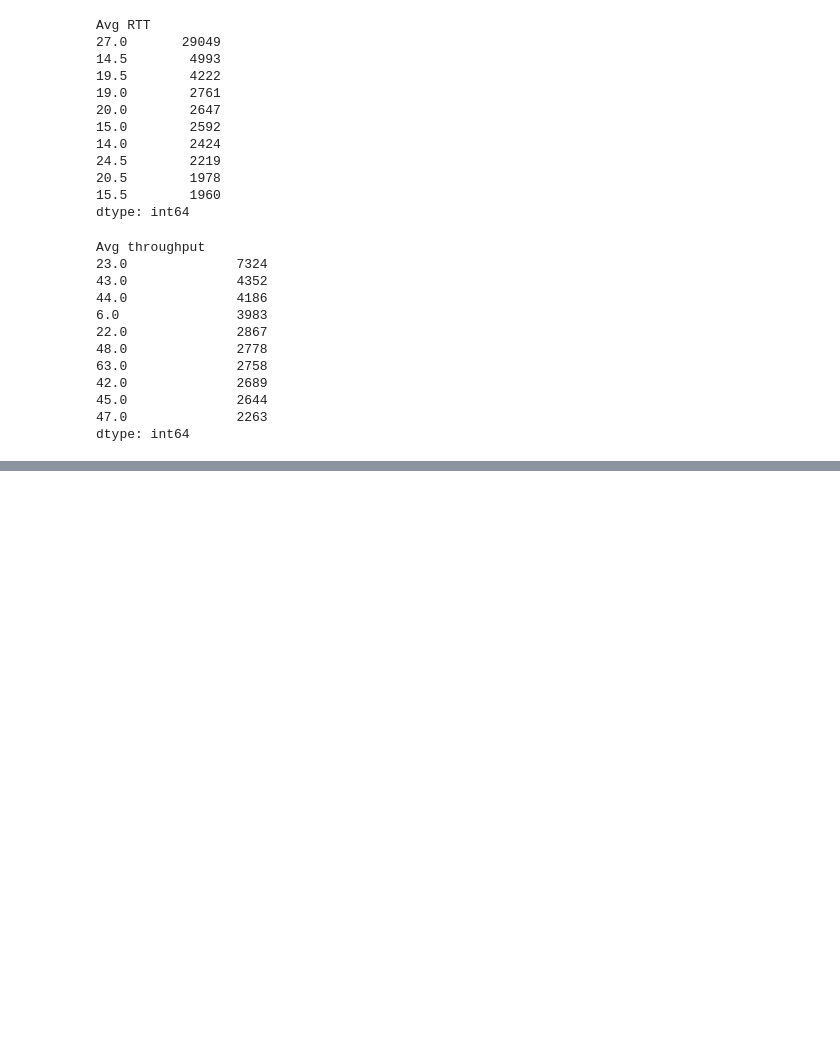
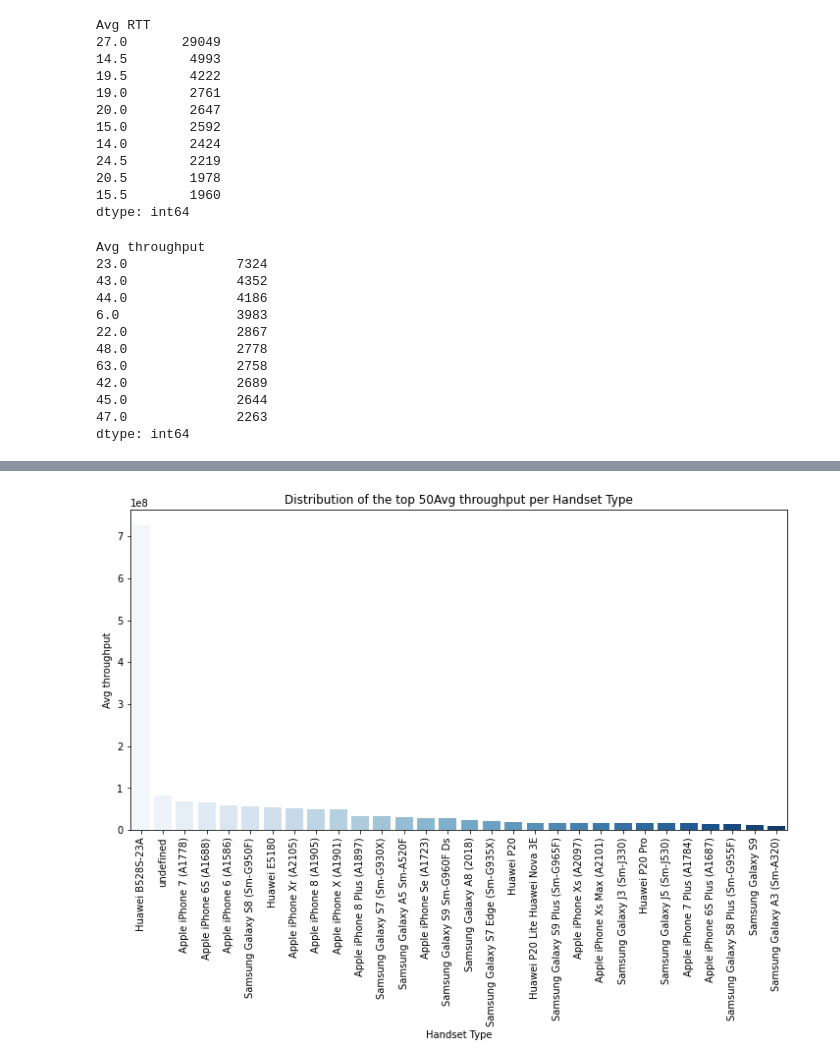
Before and after one commit to nebasam/Telecom_Data_Analysis, a Jupyter notebook: notebooks/TelecomDataAnalysis.ipynb, the cells around one changed output, grey strips where cells are left out. Cells and saved outputs as stored; diff of their text form; code cells hidden in the pictures; blank space fills up the shorter version.

```diff
--- a/notebooks/TelecomDataAnalysis.ipynb
+++ b/notebooks/TelecomDataAnalysis.ipynb
@@ -1065,3 +1065,7 @@ Avg throughput
 45.0              2644
 47.0              2263
 dtype: int64
+# %%
+# Grouping average TCP and average throughput  per handset type
+Hand_grp = experience_parameters.groupby(['Handset Type']).agg({'Avg TCP':'sum','Avg throughput':'sum'}).reset_index()
+Hand_grp.head(5)
@@ -1067,0 +1079,15 @@ dtype: int64
+# %%
+# sorting then plotting the distribution
+def sort_dist(df,col1,col2):
+    hand_sorted = df.sort_values(by=col2,ascending=False)
+       # plot
+    plt.figure(figsize=(12,6))
+    fg = sns.barplot(hand_sorted[col1][:30],hand_sorted[col2][:30],palette="Blues")
+    fg.set_xticklabels(hand_sorted[col1][:30],rotation=90)
+    plt.title(f'Distribution of the top 50{col2} per {col1}')
+     # Show the plot
+    plt.show()
+# %%
+sort_dist(Hand_grp,col1='Handset Type',col2='Avg throughput')
+# %% [output]
+[figure, added]
```
Also changed, not shown: parts of 5 cells of this notebook.
